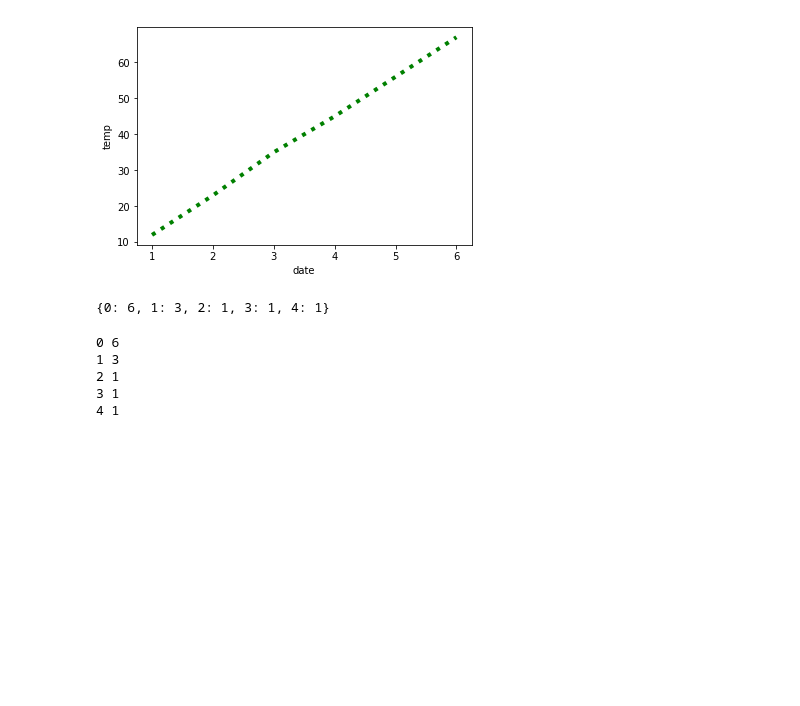
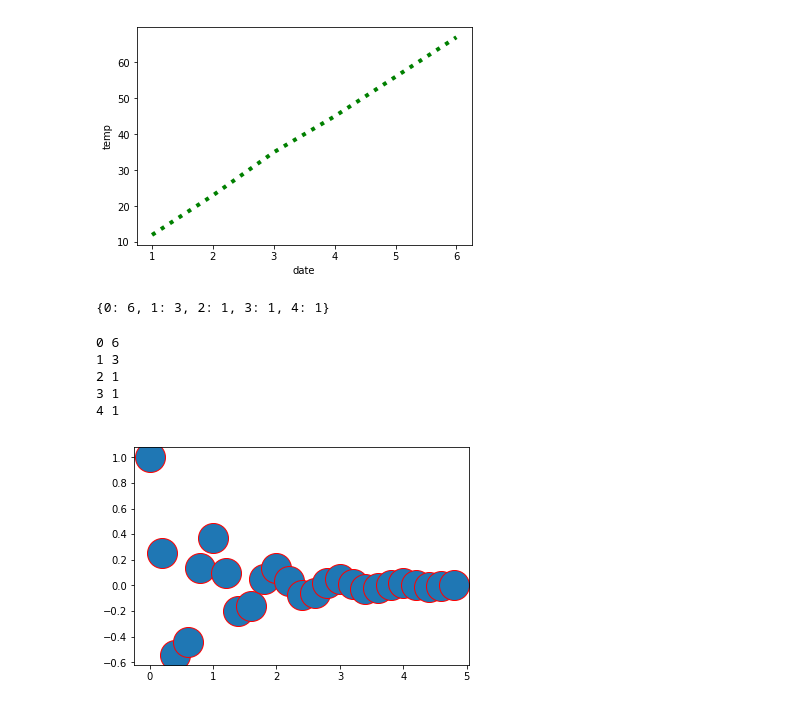
Before and after one commit to sahilGupta89/ML, a Jupyter notebook: matplot/ex-1.ipynb, the cells around one changed output. Drawn from its saved outputs; the diff is of its cells as text; code cells hidden in the pictures; blank space fills up the shorter version.

```diff
--- a/matplot/ex-1.ipynb
+++ b/matplot/ex-1.ipynb
@@ -31,3 +31,20 @@ myfun()
 2 1
 3 1
 4 1
+# %%
+def f(t):
+    'A damped exponential'
+    s1 = np.cos(2 * np.pi * t)
+    e1 = np.exp(-t)
+    return s1 * e1
+
+
+t1 = np.arange(0.0, 5.0, .2)
+
+l = plt.plot(t1, f(t1), 'ro')
+plt.setp(l, markersize=30)
+plt.setp(l, markerfacecolor='C0')
+
+plt.show()
+# %% [output]
+[figure, added]
```
Also changed, not shown: parts of 11 cells of this notebook, 15 other files.
